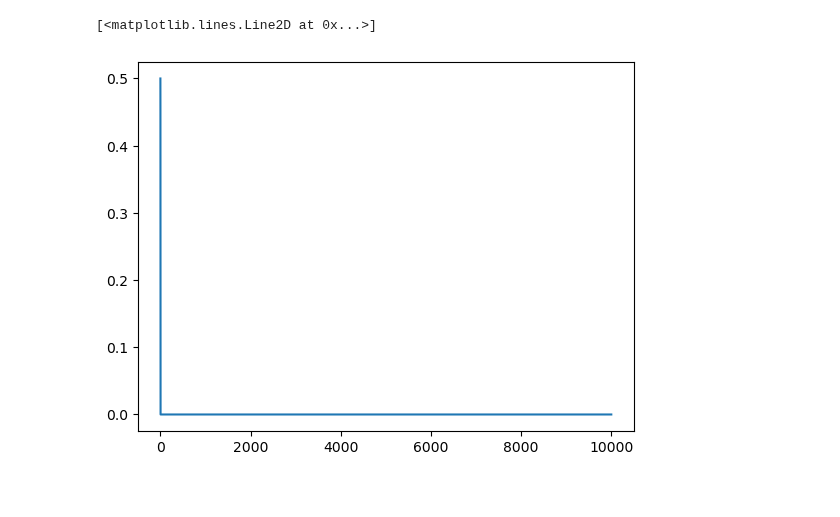
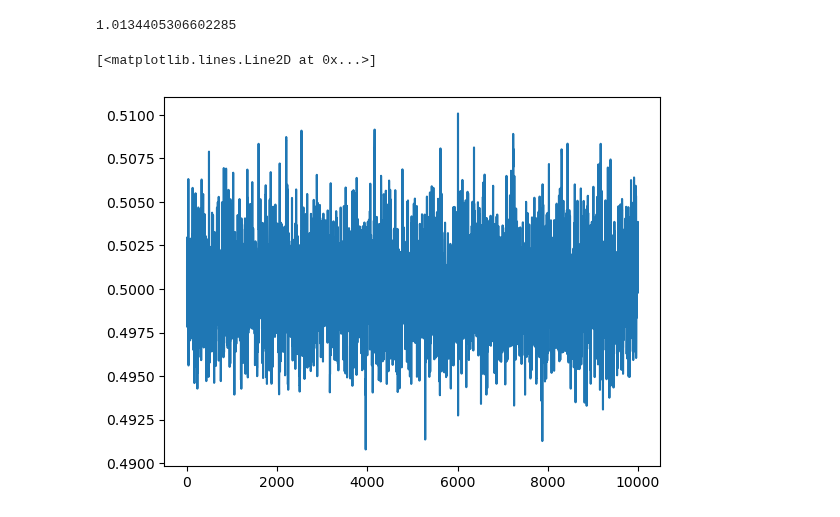
Before and after one commit to noesauze/Bayes_heart_mixture_model, a Jupyter notebook: projetBAYES_heart.ipynb, the cells around one changed output. Saved outputs shown, nothing was run; the diff lists cells and outputs as text; code cells hidden in the pictures.

Commit message:
Le code run, il faut maintenant revoir les paramètres de la prior et la rdm walk

```diff
--- a/projetBAYES_heart.ipynb
+++ b/projetBAYES_heart.ipynb
@@ -108,12 +117,12 @@ def heart_mixture_sampler(n_iter,x,y,T) :
     n_individual = len(x)
 
     # Variance des noyaux de propositions
-    proposal_sd_alpha = 0.5
-    proposal_sd_delta = 0.5
+    proposal_sd_alpha = 0.02
+    proposal_sd_delta = 0.02
 
     # Hyperparamètres des lois a priori
-    prior_mu_alpha, prior_sd_alpha = 0, 2  # Pour logit(p), A REVOIR COMMENT ON CHOISIT NOTRE PRIOR
-    prior_mu_delta, prior_sd_delta = 0, 2  # Pour logit(theta)
+    prior_mu_alpha, prior_sd_alpha = 0, 10**(-2)  # Pour logit(p), A REVOIR COMMENT ON CHOISIT NOTRE PRIOR
+    prior_mu_delta, prior_sd_delta = 0, 10**(-2)  # Pour logit(theta)
 
     # Initialisation des chaînes MCMC
     alpha_chain = np.zeros(n_iter)
@@ -121,17 +130,21 @@ def heart_mixture_sampler(n_iter,x,y,T) :
     beta_chain = np.zeros(n_iter)
     p_chain = np.zeros(n_iter)
     theta_chain = np.zeros(n_iter)
-    health_status = (y == 0).astype(int) ## 1 if healthy, 0 if not
+    health_status = np.zeros(n_individual)
 
     beta_chain[0] = np.exp(alpha_chain[0])
     p_chain[0] = beta_chain[0] / (1 + beta_chain[0])
     theta_chain[0] = inv_logit(delta_chain[0])
 
+    # On stocke les ratio d'accpetation
+    acceptance_ratio_alpha = np.zeros(n_iter)
+
     # On mets à jours les paramètres
     for t in range(1,n_iter) :
         # Mise à jour de alpha via Metropolis-Hastings
         alpha_prop = alpha_chain[t-1] + np.random.normal(0, proposal_sd_alpha) ### A revoir comment on choisit la variance du noyau de proposition
-        acceptance_ratio = np.exp(log_posterior(alpha_prop, prior_mu_alpha, prior_sd_alpha, health_status, y,t,p_chain[t-1]) - log_posterior(alpha_chain[t-1], prior_mu_alpha, prior_sd_alpha, health_status, y,t,p_chain[t-1]))
+        acceptance_ratio = np.exp(log_posterior(alpha_prop, prior_mu_alpha, prior_sd_alpha, health_status, y,T,p_chain[t-1]) - log_posterior(alpha_chain[t-1], prior_mu_alpha, prior_sd_alpha, health_status, y,T,p_chain[t-1]))
+        acceptance_ratio_alpha[t] = acceptance_ratio
         if np.random.rand() < min(1, acceptance_ratio):
             alpha_chain[t] = alpha_prop
         else:
@@ -139,24 +152,23 @@ def heart_mixture_sampler(n_iter,x,y,T) :
 
         # Mise à jour de delta via Metropolis-Hastings
         delta_prop = delta_chain[t-1] + np.random.normal(0, proposal_sd_delta) ### A revoir comment on choisit la variance du noyau de proposition
-        acceptance_ratio = np.exp(log_posterior(delta_prop, prior_mu_delta, prior_sd_delta, health_status, y,t,p_chain[t-1]) - log_posterior(delta_chain[t-1], prior_mu_delta, prior_sd_delta, health_status, y,t,p_chain[t-1]))
+        acceptance_ratio = np.exp(log_posterior(delta_prop, prior_mu_delta, prior_sd_delta, health_status, y,T,p_chain[t-1]) - log_posterior(delta_chain[t-1], prior_mu_delta, prior_sd_delta, health_status, y,T,p_chain[t-1]))
         if np.random.rand() < min(1, acceptance_ratio):
             delta_chain[t] = delta_prop
         else:
             delta_chain[t] = delta_chain[t-1]
 
-        # Mise à jour de p et theta
+        # Mise à jour de p,theta et beta
         beta_chain[t] = np.exp(alpha_chain[t])
         p_chain[t] = beta_chain[t] / (1 + beta_chain[t])
         theta_chain[t] = inv_logit(delta_chain[t])
 
         # Mise à jour des variables latentes
         for i in range(n_individual):
-            if y[i] > 0:
-                # Pas possible d'être guéri
+            if y[i] > 0:                 # Pas possible d'être guéri
                 health_status[i] = 0
-            else:
-                # On tire un Bernoulli
+            else:                        # On tire un Bernoulli
+
                 numerator = theta_chain[t]
                 denominator = theta_chain[t] + (1 - theta_chain[t])*( (1-p_chain[t])**T[i] )
                 prob_gueri = numerator/denominator
@@ -167,11 +179,15 @@ def heart_mixture_sampler(n_iter,x,y,T) :
                 else:
                     health_status[i] = 0
 
-        return alpha_chain, delta_chain, p_chain, theta_chain, health_status
+    acceptance_ratio_alpha = np.mean(acceptance_ratio_alpha)
+
+    return alpha_chain, delta_chain, p_chain, theta_chain, health_status, acceptance_ratio_alpha
 # %%
-alpha_chain, delta_chain, p_chain, theta_chain, health_status = heart_mixture_sampler(10000,x,y,T)
+alpha_chain, delta_chain, p_chain, theta_chain, health_status, acceptance_ratio_alpha = heart_mixture_sampler(10000,x,y,T)
 
-plt.plot(p_chain)
+print(acceptance_ratio_alpha)
+plt.plot(theta_chain)
 # %% [output]
-[<matplotlib.lines.Line2D at 0x...>]
+1.0134405306602285
+[<matplotlib.lines.Line2D at 0x...>]
-[figure, old version]
+[figure, new version]
```
Also changed, not shown: parts of 2 cells of this notebook.
